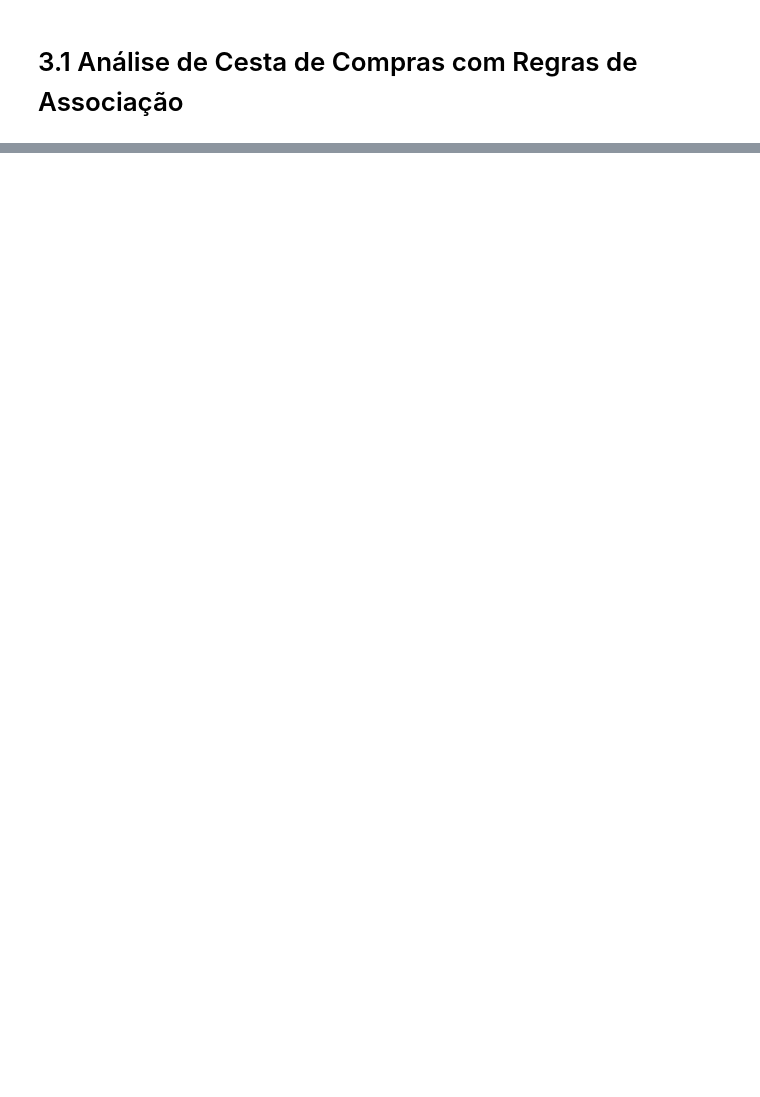
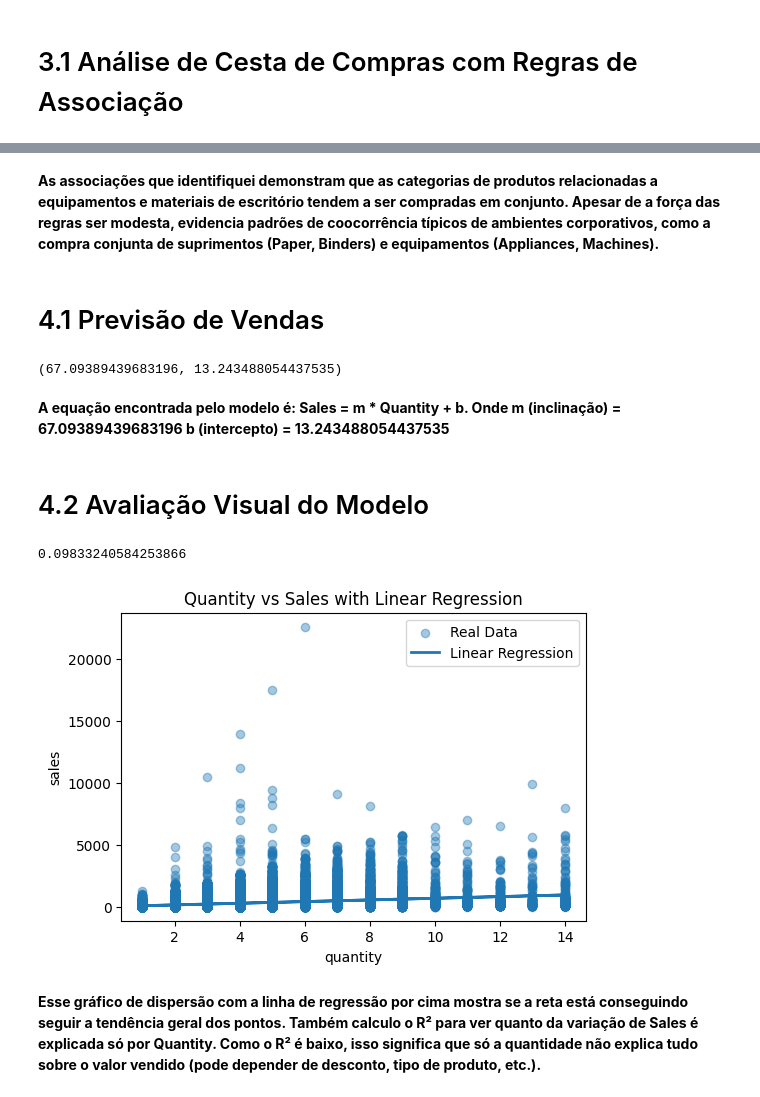
Before and after one commit to thiagoroncete/Trabalho-SuperStore, a Jupyter notebook: trabalho-cd.ipynb, the cells around one changed output, grey strips where cells are left out. Cells and saved outputs as stored; diff of their text form; code cells hidden in the pictures; blank space fills up the shorter version.

```diff
--- a/trabalho-cd.ipynb
+++ b/trabalho-cd.ipynb
@@ -306,0 +376,46 @@ plt.show()
+# %% [markdown]
+**As associações que identifiquei demonstram que as categorias de produtos relacionadas a equipamentos e materiais de escritório tendem a ser compradas em conjunto.
+Apesar de a força das regras ser modesta, evidencia padrões de coocorrência típicos de ambientes corporativos, como a compra conjunta de suprimentos (Paper, Binders) e equipamentos (Appliances, Machines).**
+# %% [markdown]
+# 4.1 Previsão de Vendas
+# %%
+X = df[['quantity']]
+y = df['sales']
+
+model = LinearRegression()
+model.fit(X, y)
+
+coeficient = model.coef_[0]
+intercept = model.intercept_
+
+coeficient, intercept
+# %% [output]
+(67.09389439683196, 13.243488054437535)
+# %% [markdown]
+**A equação encontrada pelo modelo é:
+Sales = m * Quantity + b.
+Onde
+m (inclinação) = 67.09389439683196
+b (intercepto) = 13.243488054437535**
+# %% [markdown]
+# 4.2 Avaliação Visual do Modelo
+# %%
+y_pred = model.predict(X)
+r2 = r2_score(y, y_pred)
+r2
+# %% [output]
+0.09833240584253866
+# %%
+plt.figure(figsize=(6,4))
+plt.scatter(X['quantity'], y, alpha=0.4, label='Real Data')
+plt.plot(X['quantity'], y_pred, linewidth=2, label='Linear Regression')
+plt.xlabel('quantity')
+plt.ylabel('sales')
+plt.title('Quantity vs Sales with Linear Regression')
+plt.legend()
+plt.show()
+# %% [output]
+[figure, added]
+# %% [markdown]
+**Esse gráfico de dispersão com a linha de regressão por cima mostra se a reta está conseguindo seguir a tendência geral dos pontos.
+Também calculo o R² para ver quanto da variação de Sales é explicada só por Quantity. Como o R² é baixo, isso significa que só a quantidade não explica tudo sobre o valor vendido (pode depender de desconto, tipo de produto, etc.).**
```
Also changed, not shown: parts of 13 cells of this notebook.
